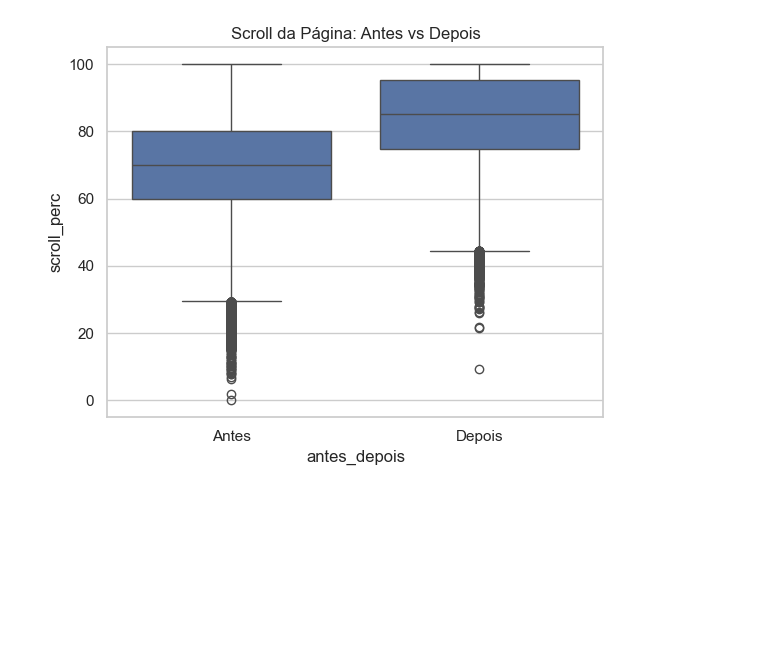
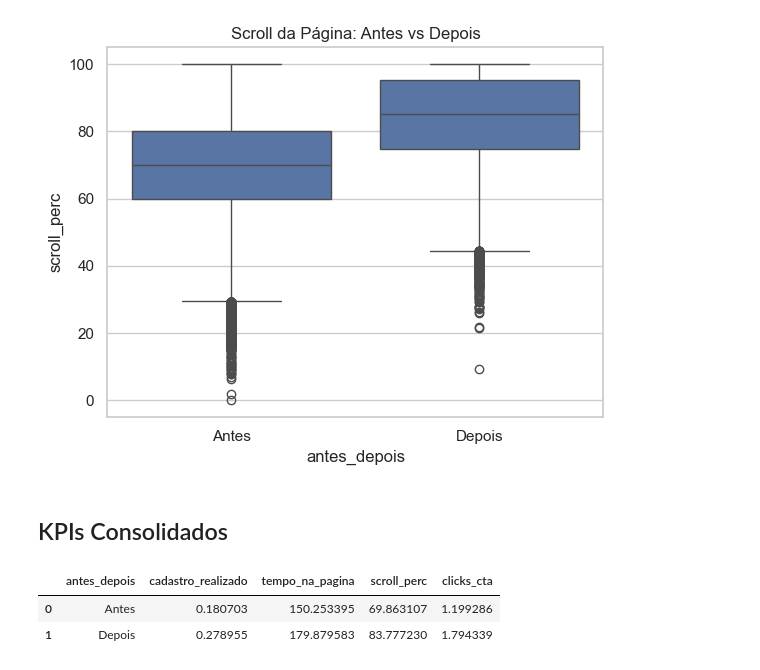
Before and after one commit to LucasRios51/desafio-yduqs, a Jupyter notebook: exploratoria.ipynb, the cells around one changed output. Saved outputs shown, nothing was run; the diff lists cells and outputs as text; code cells hidden in the pictures; blank space fills up the shorter version.

```diff
--- a/exploratoria.ipynb
+++ b/exploratoria.ipynb
@@ -139,3 +139,18 @@ plt.show()
 [figure]
 [figure]
 [figure]
+# %% [markdown]
+## KPIs Consolidados
+# %%
+kpis = df.groupby('antes_depois').agg({
+    'cadastro_realizado': 'mean',
+    'tempo_na_pagina': 'mean',
+    'scroll_perc': 'mean',
+    'clicks_cta': 'mean'
+}).reset_index()
+# %%
+kpis.head()
+# %% [output]
+|  | antes_depois | cadastro_realizado | tempo_na_pagina | scroll_perc | clicks_cta |
+| 0 | Antes | 0.180703 | 150.253395 | 69.863107 | 1.199286 |
+| 1 | Depois | 0.278955 | 179.879583 | 83.777230 | 1.794339 |
```
Also changed, not shown: 1 other file.
